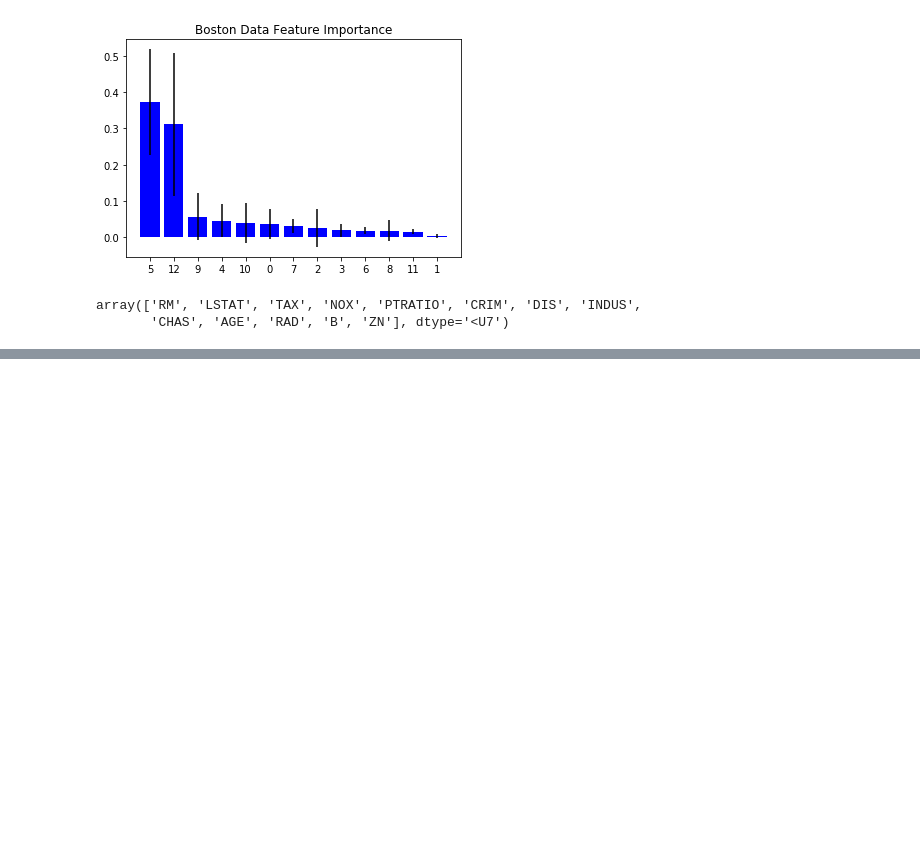
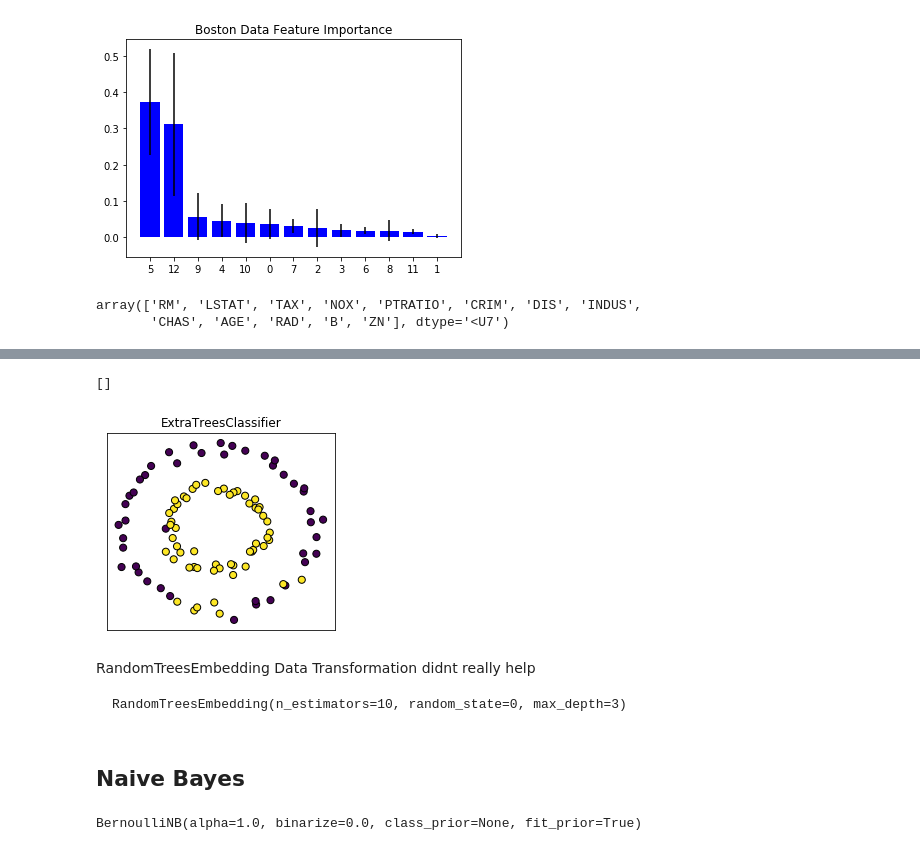
Before and after one commit to somilasthana/MachineLearningSkills, a Jupyter notebook: RandomForest.ipynb, the cells around one changed output, grey strips where cells are left out. Drawn from its saved outputs; the diff is of its cells as text; code cells hidden in the pictures; blank space fills up the shorter version.

````diff
--- a/RandomForest.ipynb
+++ b/RandomForest.ipynb
@@ -213,0 +283,4 @@ random_search = RandomizedSearchCV(clf, param_distributions=param_grid,
+# %%
+# Hashing Taking it to Higher Dimension
+hasher = RandomTreesEmbedding(n_estimators=10, random_state=0, max_depth=3)
+X_transformed = hasher.fit_transform(X)
@@ -213,0 +291,6 @@ random_search = RandomizedSearchCV(clf, param_distributions=param_grid,
+# %%
+svd = TruncatedSVD(n_components=2)
+X_reduced = svd.fit_transform(X_transformed)
+# %%
+trees = ExtraTreesClassifier(max_depth=3, n_estimators=10, random_state=0)
+trees.fit(X_reduced, y)
@@ -213,0 +305,22 @@ random_search = RandomizedSearchCV(clf, param_distributions=param_grid,
+# %%
+y_pred_reduced = trees.predict(X_reduced)
+# %%
+# scatter plot of original and reduced data
+fig = plt.figure(figsize=(9, 8))
+
+ax = plt.subplot(221)
+ax.scatter(X[:, 0], X[:, 1], c=y_pred_reduced, s=50, edgecolor='k')
+ax.set_title("ExtraTreesClassifier")
+ax.set_xticks(())
+ax.set_yticks(())
+# %% [output]
+[]
+[figure, added]
+# %% [markdown]
+RandomTreesEmbedding Data Transformation didnt really help
+
+```
+RandomTreesEmbedding(n_estimators=10, random_state=0, max_depth=3)
+```
+# %% [markdown]
+## Naive Bayes
@@ -213,0 +329,5 @@ random_search = RandomizedSearchCV(clf, param_distributions=param_grid,
+# %%
+nb = BernoulliNB()
+nb.fit(X_transformed, y)
+# %% [output]
+BernoulliNB(alpha=1.0, binarize=0.0, class_prior=None, fit_prior=True)
````
Also changed, not shown: parts of 19 cells of this notebook.
